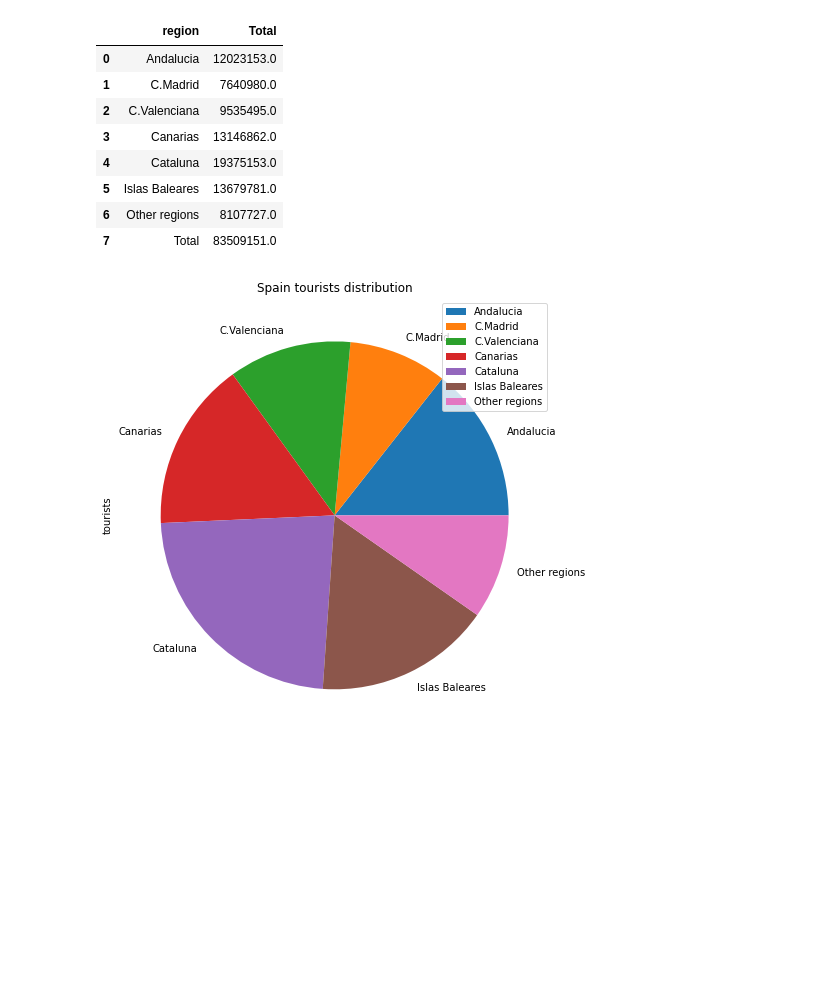
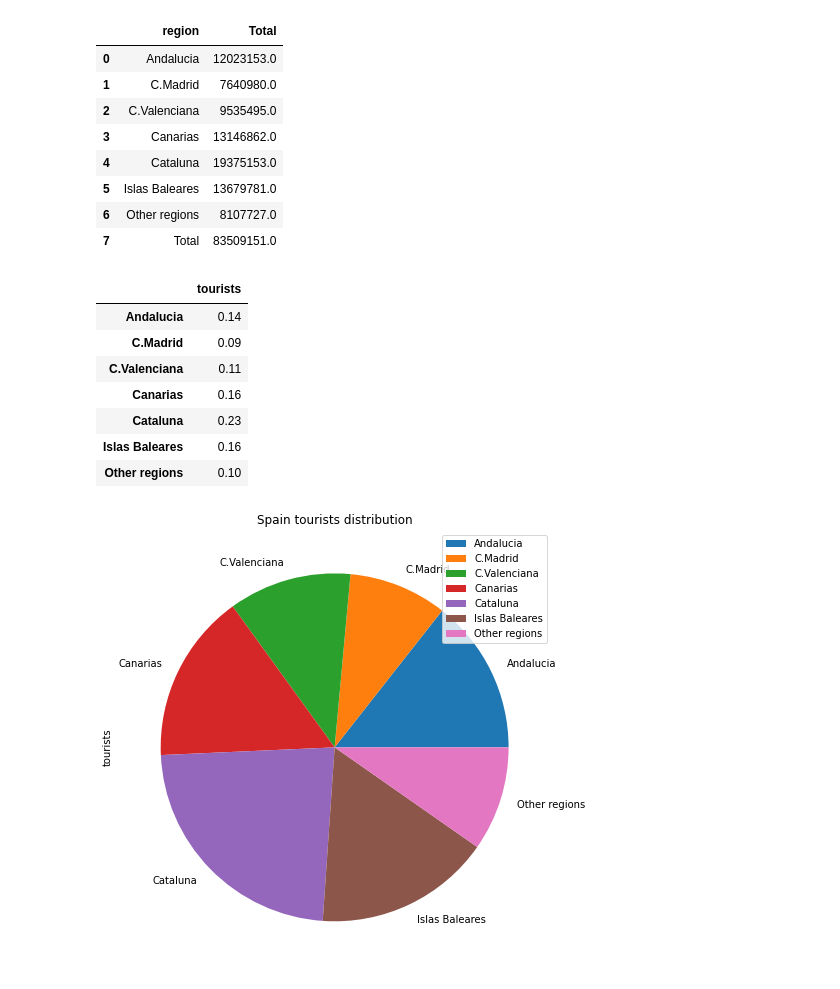
Before and after one commit to angelanavarrog/Michelin-Star-Restaurants-debunking-myths, a Jupyter notebook: Analysis/Hypotheses visualization.ipynb, the cells around one changed output. Cells and saved outputs as stored; diff of their text form; code cells hidden in the pictures; blank space fills up the shorter version.

```diff
--- a/Analysis/Hypotheses visualization.ipynb
+++ b/Analysis/Hypotheses visualization.ipynb
@@ -400,5 +393,16 @@ tourists_df = pd.DataFrame({'tourists': [12023153.0/83509151.0,
                                          13679781.0/83509151.0
                                          ,8107727.0/83509151.0]},
                            index = ['Andalucia', 'C.Madrid', 'C.Valenciana', 'Canarias','Cataluna', 'Islas Baleares','Other regions'])
+# %%
+tourists_df.round(2)
+# %% [output]
+|  | tourists |
+| Andalucia | 0.14 |
+| C.Madrid | 0.09 |
+| C.Valenciana | 0.11 |
+| Canarias | 0.16 |
+| Cataluna | 0.23 |
+| Islas Baleares | 0.16 |
+| Other regions | 0.10 |
 # %%
 fig_h8 = tourists_df.plot.pie(y='tourists', figsize=(8, 8),title = 'Spain tourists distribution')
```
Also changed, not shown: parts of 14 cells of this notebook, 14 other files.
